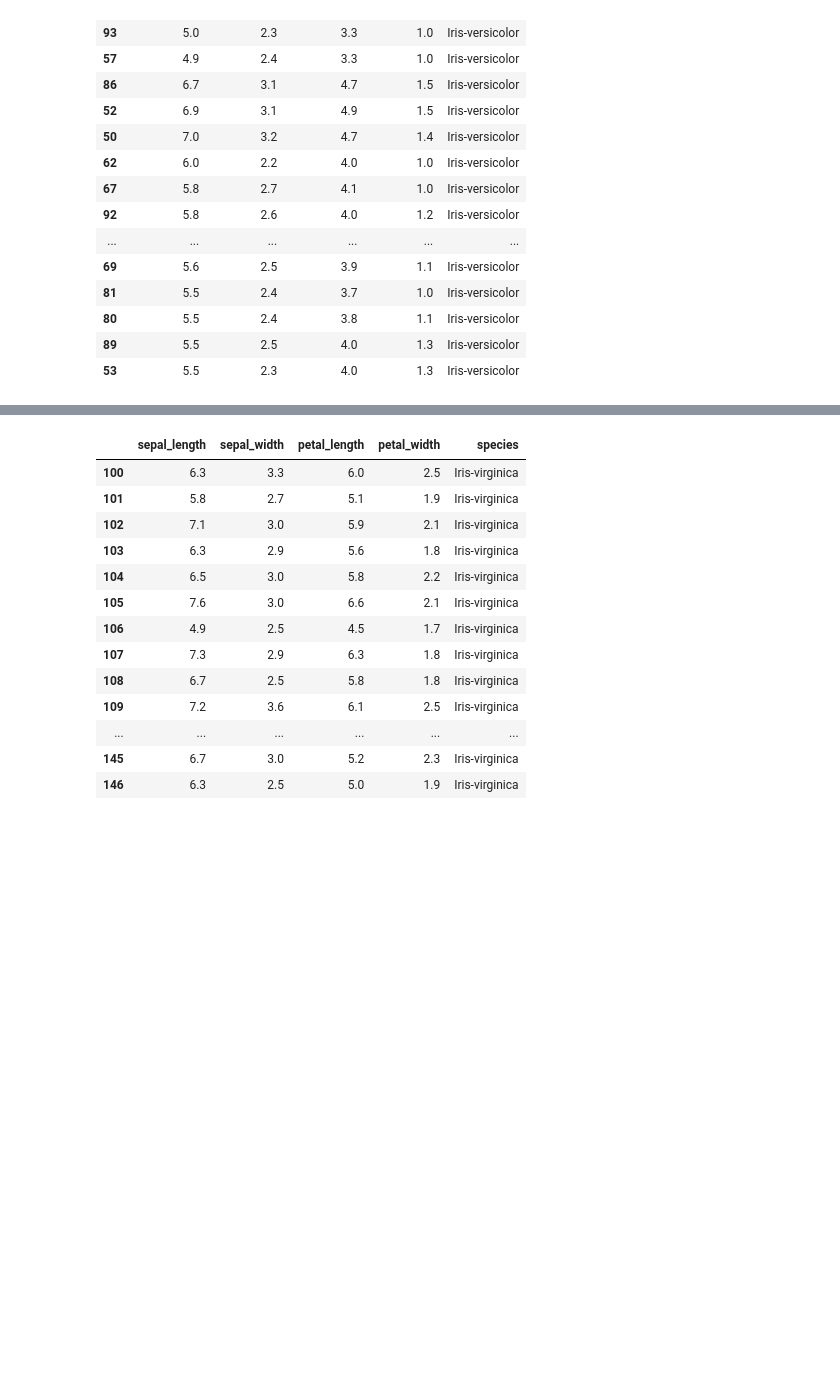
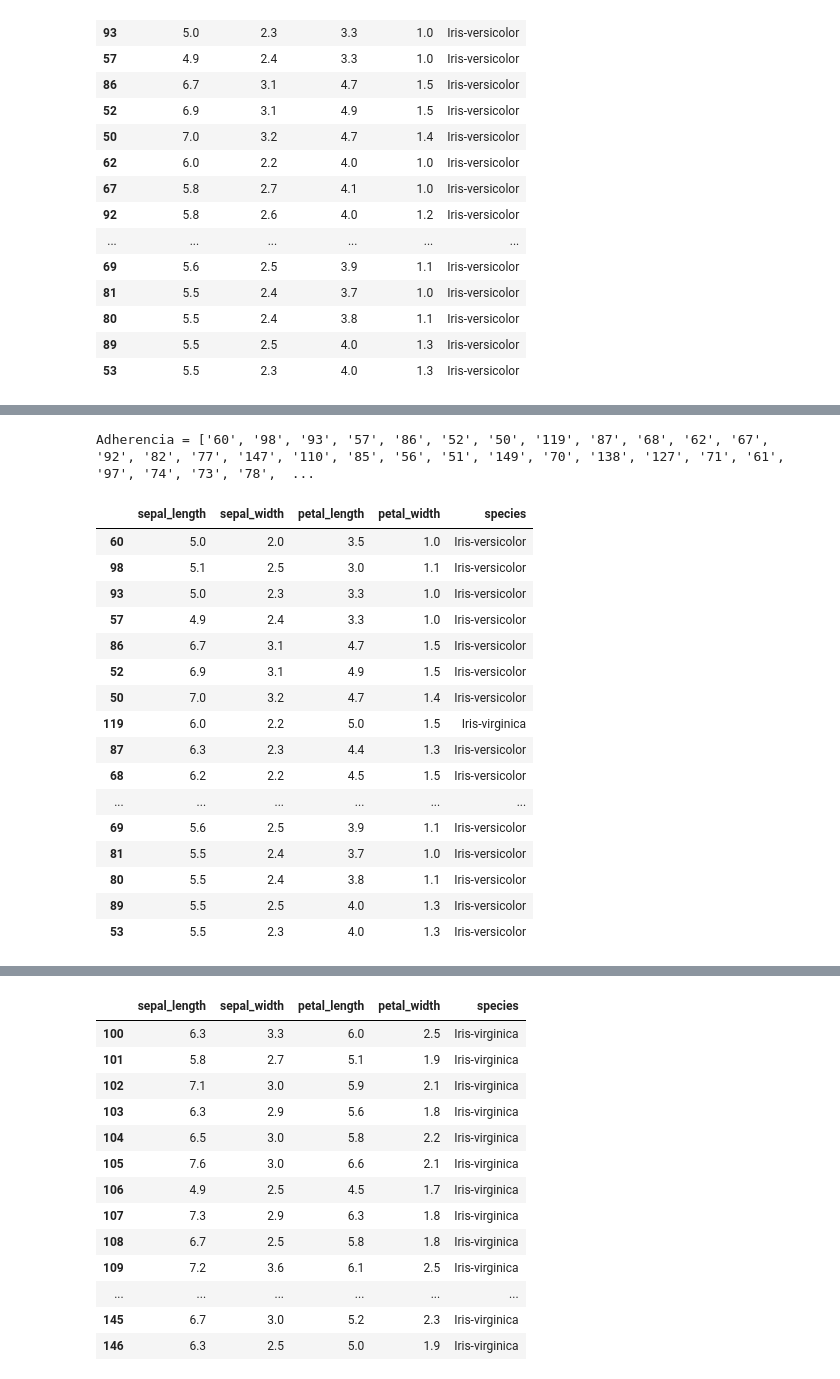
Before and after one commit to Gennifer2001/tesis, a Jupyter notebook: Tésisjeje_irisxd.ipynb, the cells around one changed output, grey strips where cells are left out. Cells and saved outputs as stored; diff of their text form; code cells hidden in the pictures; blank space fills up the shorter version.

```diff
--- a/Tésisjeje_irisxd.ipynb
+++ b/Tésisjeje_irisxd.ipynb
@@ -565,0 +671,21 @@ Interior = ['60', '98', '93', '57', '86', '52', '50', '62', '67', '92', '82', '8
+# %%
+adherencia(Base_resultados,A2,df)
+# %% [output]
+Adherencia = ['60', '98', '93', '57', '86', '52', '50', '119', '87', '68', '62', '67', '92', '82', '77', '147', '110', '85', '56', '51', '149', '70', '138', '127', '71', '61', '97', '74', '73', '78',  ...
+|  | sepal_length | sepal_width | petal_length | petal_width | species |
+| 60 | 5.0 | 2.0 | 3.5 | 1.0 | Iris-versicolor |
+| 98 | 5.1 | 2.5 | 3.0 | 1.1 | Iris-versicolor |
+| 93 | 5.0 | 2.3 | 3.3 | 1.0 | Iris-versicolor |
+| 57 | 4.9 | 2.4 | 3.3 | 1.0 | Iris-versicolor |
+| 86 | 6.7 | 3.1 | 4.7 | 1.5 | Iris-versicolor |
+| 52 | 6.9 | 3.1 | 4.9 | 1.5 | Iris-versicolor |
+| 50 | 7.0 | 3.2 | 4.7 | 1.4 | Iris-versicolor |
+| 119 | 6.0 | 2.2 | 5.0 | 1.5 | Iris-virginica |
+| 87 | 6.3 | 2.3 | 4.4 | 1.3 | Iris-versicolor |
+| 68 | 6.2 | 2.2 | 4.5 | 1.5 | Iris-versicolor |
+| ... | ... | ... | ... | ... | ... |
+| 69 | 5.6 | 2.5 | 3.9 | 1.1 | Iris-versicolor |
+| 81 | 5.5 | 2.4 | 3.7 | 1.0 | Iris-versicolor |
+| 80 | 5.5 | 2.4 | 3.8 | 1.1 | Iris-versicolor |
+| 89 | 5.5 | 2.5 | 4.0 | 1.3 | Iris-versicolor |
+| 53 | 5.5 | 2.3 | 4.0 | 1.3 | Iris-versicolor |
```
Also changed, not shown: parts of 19 cells of this notebook.
